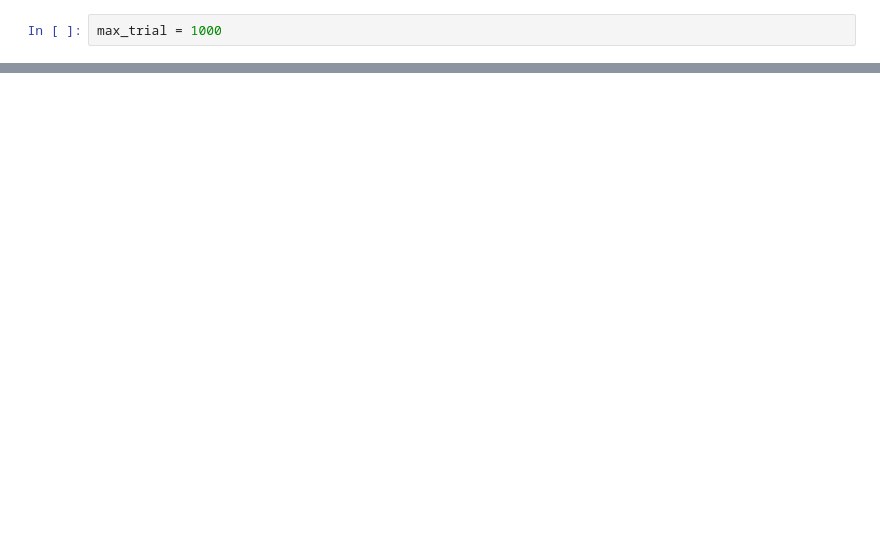
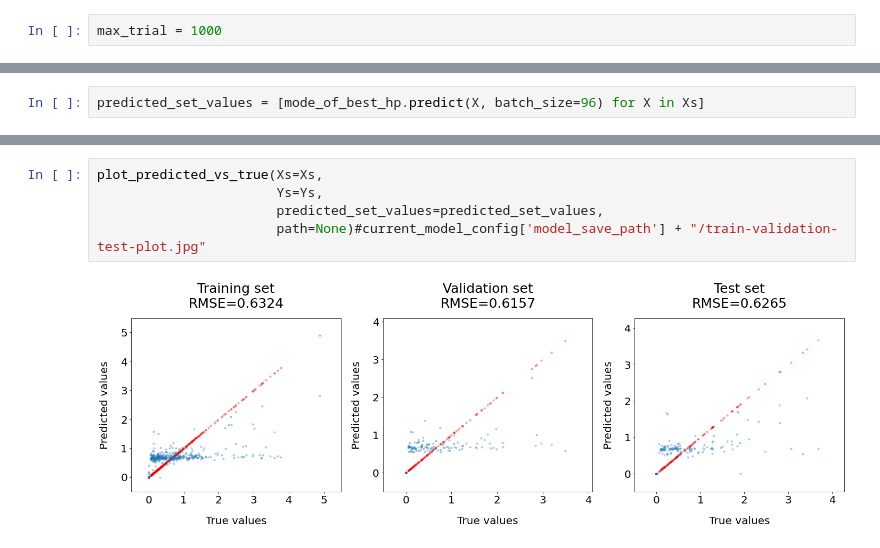
Before and after one commit to dsvanidze/replicability, a Jupyter notebook: jupyter-notebooks/model/MLP-model.ipynb, the cells around one changed output, grey strips where cells are left out. Cells and saved outputs as stored; diff of their text form; blank space fills up the shorter version.

```diff
--- a/jupyter-notebooks/model/MLP-model.ipynb
+++ b/jupyter-notebooks/model/MLP-model.ipynb
@@ -265,0 +239,2 @@ history = mode_of_best_hp.fit(X_train, Y_train, batch_size=96, validation_data=(
+# %%
+predicted_set_values = [mode_of_best_hp.predict(X, batch_size=96) for X in Xs]
@@ -279 +271,8 @@ plt.tight_layout()
 <Figure size 432x288 with 0 Axes>
+# %%
+plot_predicted_vs_true(Xs=Xs,
+                       Ys=Ys,
+                       predicted_set_values=predicted_set_values,
+                       path=None)#current_model_config['model_save_path'] + "/train-validation-test-plot.jpg"
+# %% [output]
+[figure, added]
```
Also changed, not shown: parts of 20 cells of this notebook, 51 other files.
